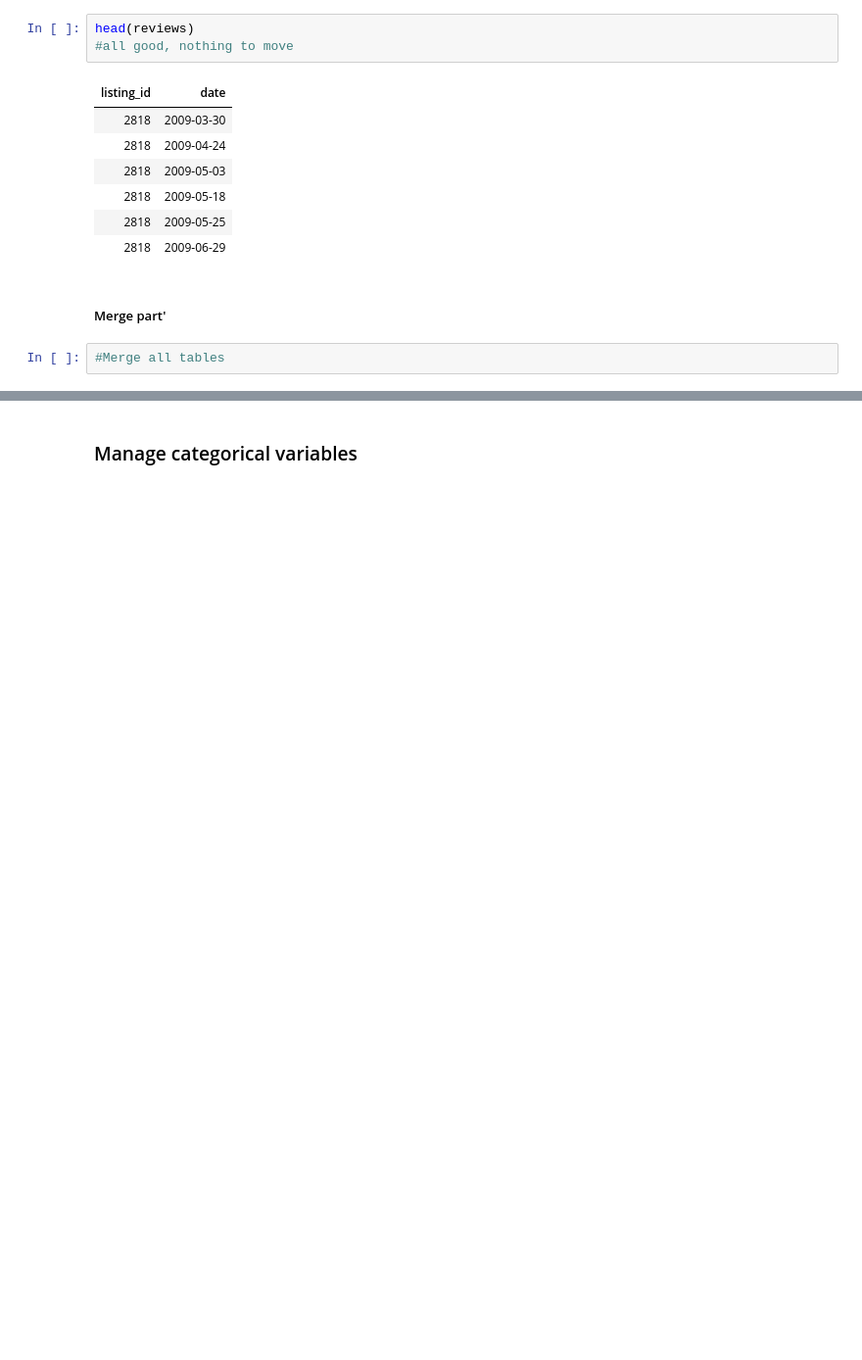
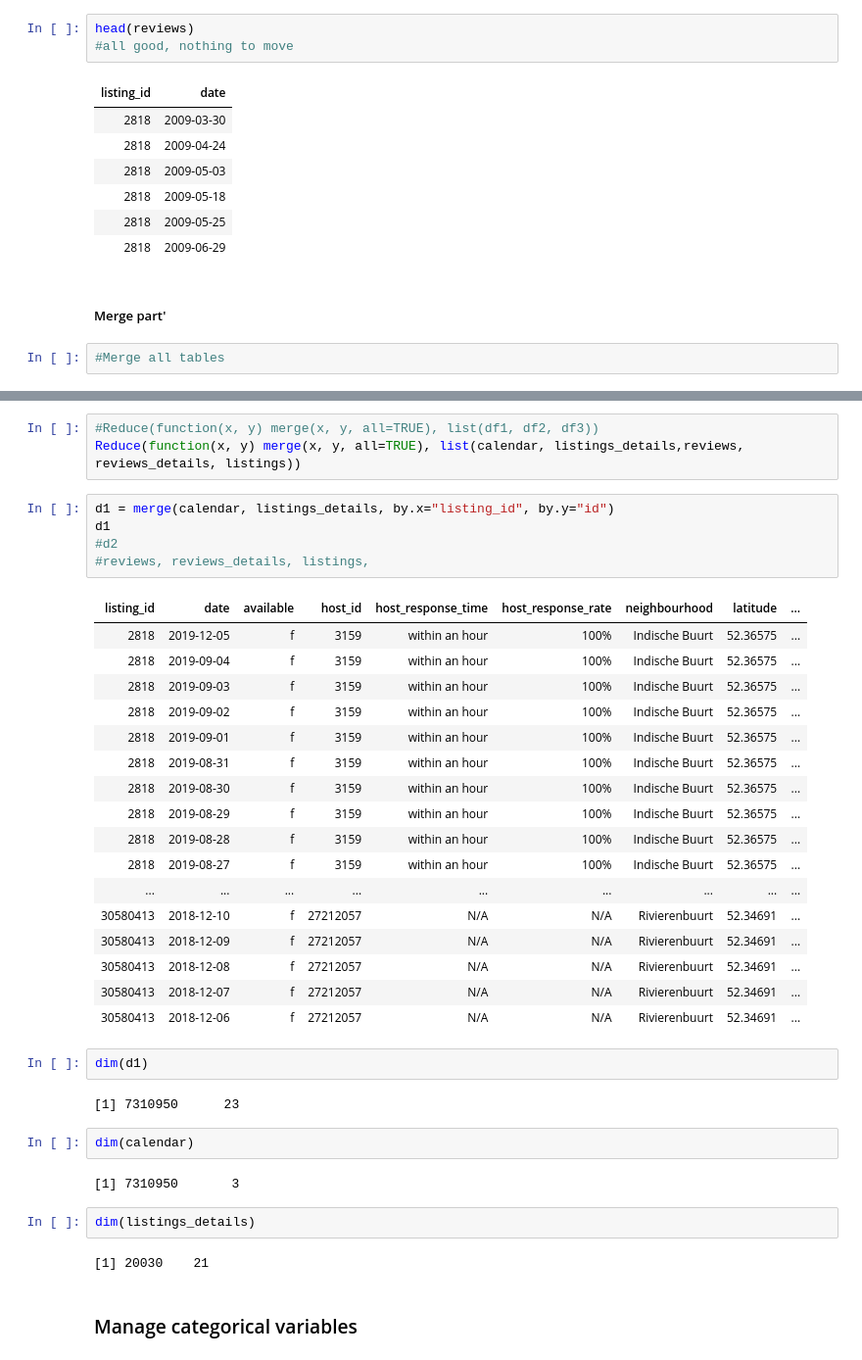
Before and after one commit to jengsen/Airbnb-R, a Jupyter notebook: PROJET R.ipynb, the cells around one changed output, grey strips where cells are left out. Shown at 98% size. Cells and saved outputs as stored; diff of their text form; blank space fills up the shorter version.

```diff
--- a/PROJET R.ipynb
+++ b/PROJET R.ipynb
@@ -225,2 +175,40 @@ head(reviews)
+# %%
+#Reduce(function(x, y) merge(x, y, all=TRUE), list(df1, df2, df3))
+Reduce(function(x, y) merge(x, y, all=TRUE), list(calendar, listings_details,reviews, reviews_details, listings))
+# %%
+d1 = merge(calendar, listings_details, by.x="listing_id", by.y="id")
+d1
+#d2
+#reviews, reviews_details, listings,
+# %% [output]
+| listing_id | date | available | host_id | host_response_time | host_response_rate | neighbourhood | latitude | ... |
+| 2818 | 2019-12-05 | f | 3159 | within an hour | 100% | Indische Buurt | 52.36575 | ... |
+| 2818 | 2019-09-04 | f | 3159 | within an hour | 100% | Indische Buurt | 52.36575 | ... |
+| 2818 | 2019-09-03 | f | 3159 | within an hour | 100% | Indische Buurt | 52.36575 | ... |
+| 2818 | 2019-09-02 | f | 3159 | within an hour | 100% | Indische Buurt | 52.36575 | ... |
+| 2818 | 2019-09-01 | f | 3159 | within an hour | 100% | Indische Buurt | 52.36575 | ... |
+| 2818 | 2019-08-31 | f | 3159 | within an hour | 100% | Indische Buurt | 52.36575 | ... |
+| 2818 | 2019-08-30 | f | 3159 | within an hour | 100% | Indische Buurt | 52.36575 | ... |
+| 2818 | 2019-08-29 | f | 3159 | within an hour | 100% | Indische Buurt | 52.36575 | ... |
+| 2818 | 2019-08-28 | f | 3159 | within an hour | 100% | Indische Buurt | 52.36575 | ... |
+| 2818 | 2019-08-27 | f | 3159 | within an hour | 100% | Indische Buurt | 52.36575 | ... |
+| ... | ... | ... | ... | ... | ... | ... | ... | ... |
+| 30580413 | 2018-12-10 | f | 27212057 | N/A | N/A | Rivierenbuurt | 52.34691 | ... |
+| 30580413 | 2018-12-09 | f | 27212057 | N/A | N/A | Rivierenbuurt | 52.34691 | ... |
+| 30580413 | 2018-12-08 | f | 27212057 | N/A | N/A | Rivierenbuurt | 52.34691 | ... |
+| 30580413 | 2018-12-07 | f | 27212057 | N/A | N/A | Rivierenbuurt | 52.34691 | ... |
+| 30580413 | 2018-12-06 | f | 27212057 | N/A | N/A | Rivierenbuurt | 52.34691 | ... |
+# %%
+dim(d1)
+# %% [output]
+[1] 7310950      23
+# %%
+dim(calendar)
+# %% [output]
+[1] 7310950       3
+# %%
+dim(listings_details)
+# %% [output]
+[1] 20030    21
 # %% [markdown]
 ### Manage categorical variables
```
Also changed, not shown: parts of 10 cells of this notebook.
